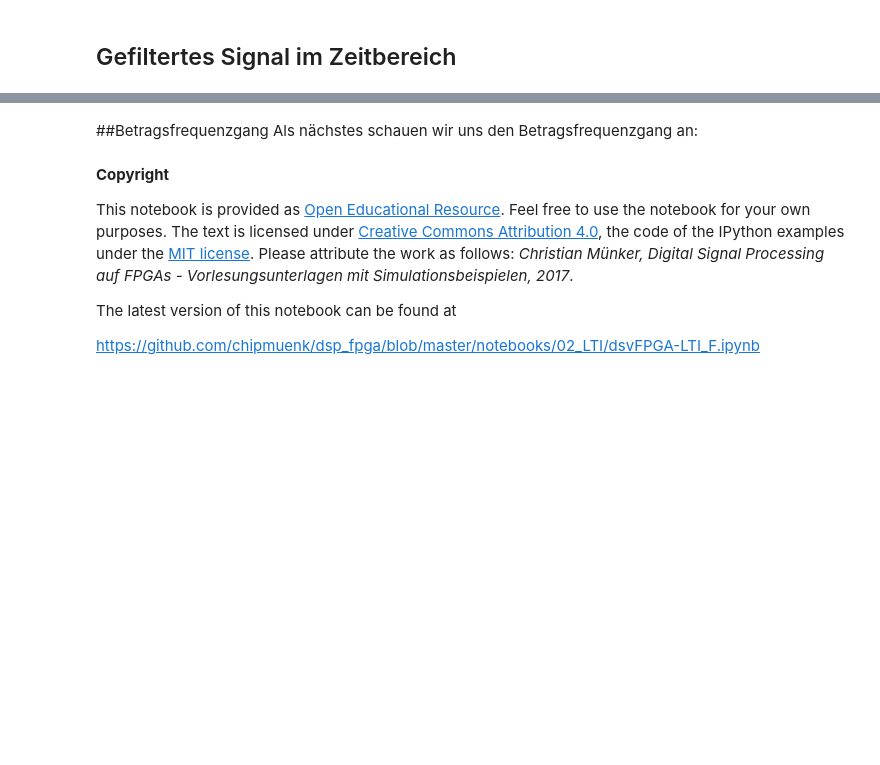
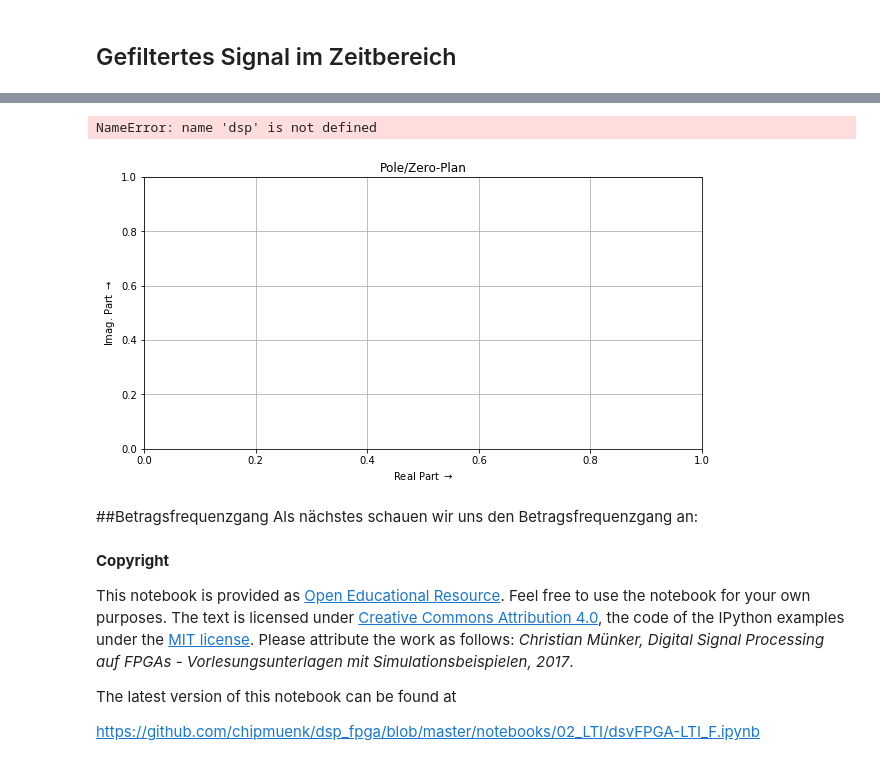
Before and after one commit to chipmuenk/dsp, a Jupyter notebook: notebooks/02_LTF/dsvFPGA-LTI_F.ipynb, the cells around one changed output, grey strips where cells are left out. Saved outputs shown, nothing was run; the diff lists cells and outputs as text; code cells hidden in the pictures; blank space fills up the shorter version.

```diff
--- a/notebooks/02_LTF/dsvFPGA-LTI_F.ipynb
+++ b/notebooks/02_LTF/dsvFPGA-LTI_F.ipynb
@@ -90,10 +101,13 @@ plt.title('Filtered Signal')
 Zunächst stellen wir das Pol-/Nullstellendiagramm des Filter dar:
 # %%
 # ----- P/Z-Plot -----
-figure(figsize=(FigSize[0],FigSize[1])); clf(); grid(True)
-xlabel(r'Real Part $\rightarrow$'); plt.ylabel(r'Imag. Part $\rightarrow$')
-title('Pole/Zero-Plan')
+plt.figure(figsize=(FigSize[0],FigSize[1])); plt.clf(); plt.grid(True)
+plt.xlabel(r'Real Part $\rightarrow$'); plt.ylabel(r'Imag. Part $\rightarrow$')
+plt.title('Pole/Zero-Plan')
 dsp.zplane(b,a)
+# %% [output]
+NameError: name 'dsp' is not defined
+[figure, added]
 # %% [markdown]
 ##Betragsfrequenzgang
 Als nächstes schauen wir uns den Betragsfrequenzgang an:
```
Also changed, not shown: parts of 8 cells of this notebook, 4 other files.
